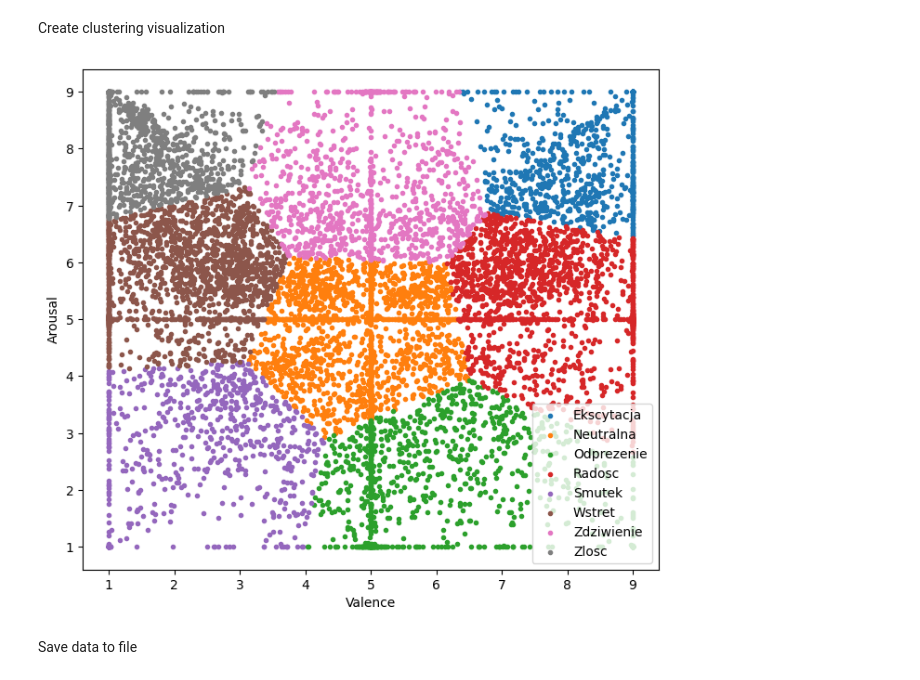
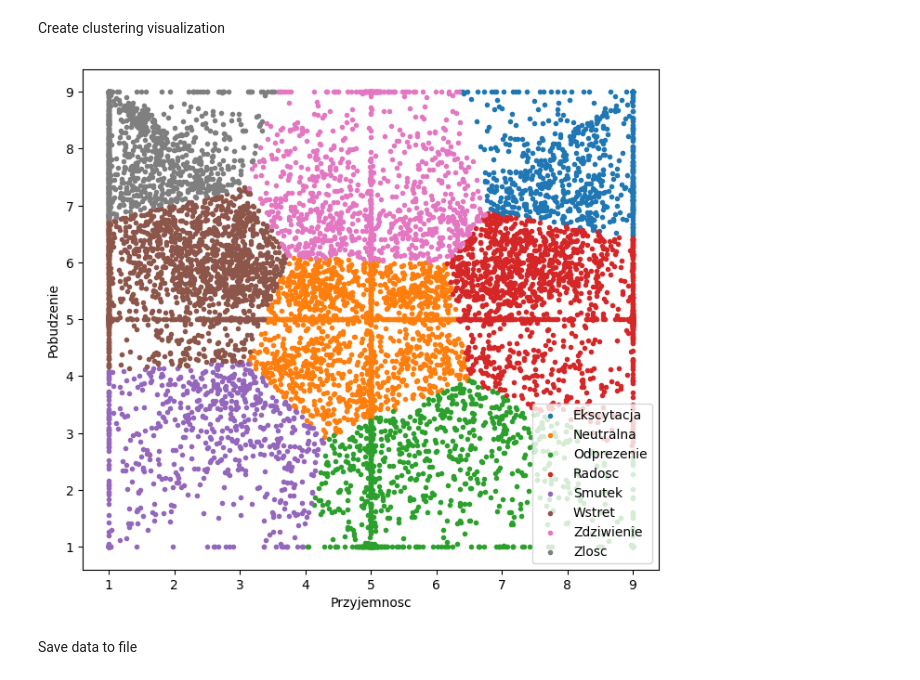
Before and after one commit to wojciklukasz/UJ_Magisterka, a Jupyter notebook: code/dataset/clustering.ipynb, the cells around one changed output. Drawn from its saved outputs; the diff is of its cells as text; code cells hidden in the pictures.

Commit message:
Change visualizations to have all text in Polish

```diff
--- a/code/dataset/clustering.ipynb
+++ b/code/dataset/clustering.ipynb
@@ -85,16 +85,16 @@ Create clustering visualization
 # %%
 verbose_labels = np.unique(data['LABEL'])
 
 plt.figure(figsize=(8, 7))
 for label in verbose_labels:
     plt.scatter(data[data['LABEL'] == label]['ANS_VALENCE'], data[data['LABEL'] == label]['ANS_AROUSAL'], label=label, marker='.')
 
-plt.xlabel('Valence')
-plt.ylabel('Arousal')
+plt.xlabel('Przyjemnosc')
+plt.ylabel('Pobudzenie')
 plt.legend()
 plt.show()
 # %% [output]
-[figure, old version]
+[figure, new version]
 # %% [markdown]
 Save data to file
 # %%
```
Also changed, not shown: parts of 2 cells of this notebook.
